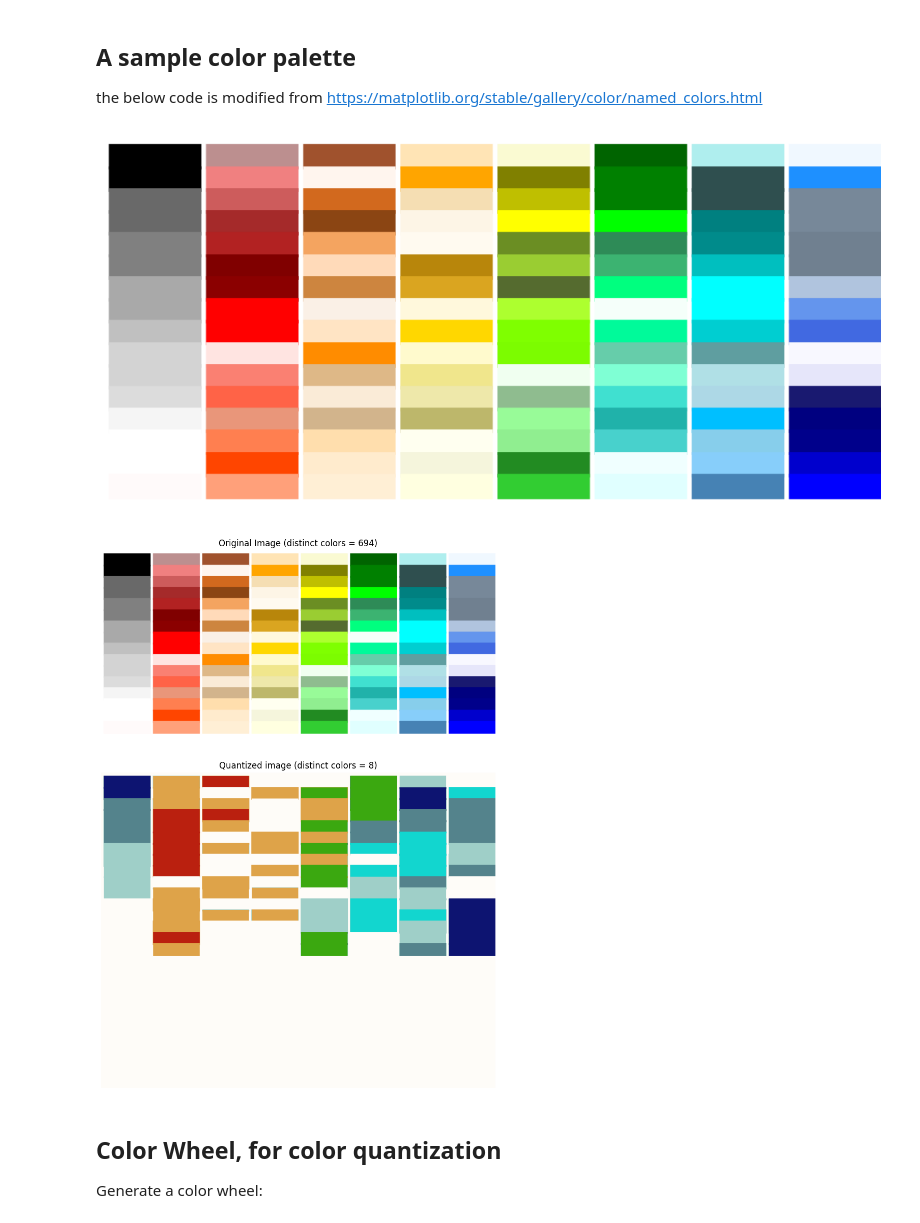
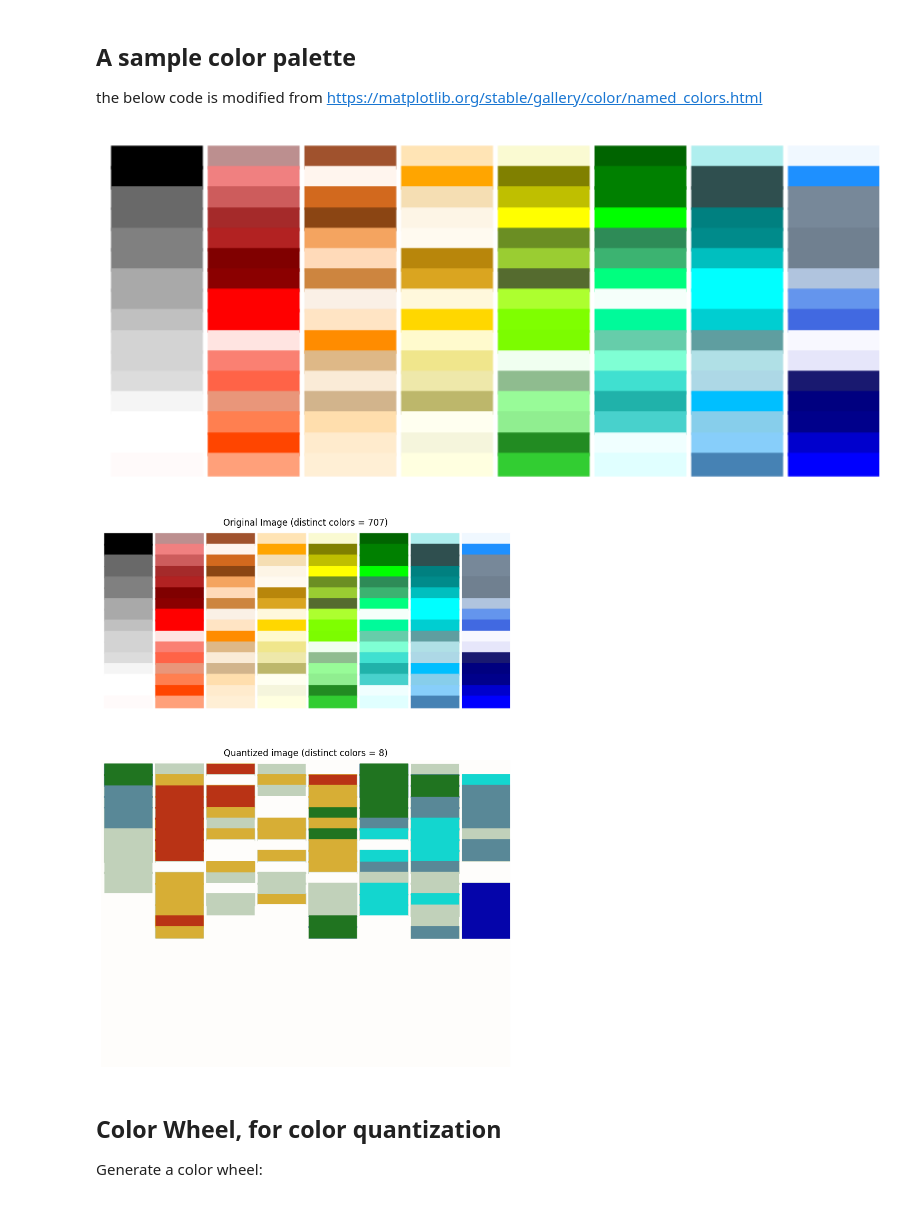
Before and after one commit to jchen8000/MLDLwithPython, a Jupyter notebook: 4_04_KMeans_Clustering/Color_Quantization.ipynb, the cells around one changed output. Drawn from its saved outputs; the diff is of its cells as text; code cells hidden in the pictures.

```diff
--- a/4_04_KMeans_Clustering/Color_Quantization.ipynb
+++ b/4_04_KMeans_Clustering/Color_Quantization.ipynb
@@ -109,64 +130,64 @@ def color_quantization(image: np.ndarray, clusters: int) -> np.ndarray:
 the below code is modified from
 https://matplotlib.org/stable/gallery/color/named_colors.html
 # %%
-# Build the color dict
+NCOLS = 8
+NROWS = 16
+FIGSIZE = (8, 6)
+
+# --- Get and sort colors by HSV (as tuples for safe sorting) ---
 colors = dict(mcolors.BASE_COLORS, **mcolors.CSS4_COLORS)
+sorted_names = sorted(
+    colors.keys(),
+    key=lambda name: tuple(mcolors.rgb_to_hsv(mcolors.to_rgba(colors[name])[:3]))
+)
 
-# Sort colors by HSV for a nice ordering
-by_hsv = sorted(
-    (tuple(mcolors.rgb_to_hsv(mcolors.to_rgba(color)[:3])), name)
-    for name, color in colors.items()
-)
-sorted_names = [name for hsv, name in by_hsv]
-
-n = len(sorted_names)
-ncols = 8
-nrows = 16  # adjust as you like
-
-fig, ax = plt.subplots(figsize=(10, 8))
-
-# Pixel dimensions (X=width, Y=height in pixels)
-X, Y = fig.get_dpi() * fig.get_size_inches()
-h = Y / (nrows + 1)
-w = X / ncols
+# --- Create plot ---
+fig, ax = plt.subplots(figsize=FIGSIZE)
+X, Y = fig.get_size_inches() * fig.dpi  # pixel dimensions
+h = Y / (NROWS + 1)
+w = X / NCOLS
 
 for i, name in enumerate(sorted_names):
-    row = i % nrows
-    col = i // nrows
-    y = Y - (row * h) - h
+    row = i % NROWS
+    col = i // NROWS
+    y = Y - row * h - h
 
-    xi_line = w * (col + 0.05)
-    xf_line = w * (col + 1.0)
+    xi = w * (col + 0.05)
+    xf = w * (col + 1.0)
 
-    ax.hlines(y + h * 0.1, xi_line, xf_line,
-              color=colors[name], linewidth=(h * 0.5))
+    ax.hlines(
+        y + h * 0.1,
+        xi, xf,
+        color=colors[name],
+        linewidth=h * 0.5
+    )
 
-# Axes cosmetics
+# --- Clean up axes ---
 ax.set_xlim(0, X)
 ax.set_ylim(0, Y)
-ax.set_axis_off()
+ax.axis('off')
 ax.margins(0)
-
 fig.subplots_adjust(left=0, right=1, top=1, bottom=0.4, hspace=0, wspace=0)
 
 plt.show()
+
+# --- Export as image ---
 fig.canvas.draw()
 
-# Prefer RGBA (always available in Agg); fall back to RGB if needed
+# Try RGBA first (modern backends), fall back to RGB
 try:
     buf = fig.canvas.buffer_rgba()
-    color_palette = np.frombuffer(buf, dtype=np.uint8)
-    color_palette = color_palette.reshape((int(Y), int(X), 4))  # RGBA
+    color_palette = np.asarray(buf)  # shape: (height, width, 4)
+    mode = 'RGBA'
 except Exception:
-    # Older backends: try tostring_rgb()
     rgb = fig.canvas.tostring_rgb()
-    color_palette = np.frombuffer(rgb, dtype=np.uint8)
-    color_palette = color_palette.reshape((int(Y), int(X), 3))  # RGB
+    width, height = fig.canvas.get_width_height()
+    color_palette = np.frombuffer(rgb, dtype=np.uint8).reshape((height, width, 3))
+    mode = 'RGB'
 
-# from PIL import Image
-# Image.fromarray(color_palette, 'RGBA').save('color_palette.png')
+Image.fromarray(color_palette).save('color_palette.png')
 # %% [output]
-[figure, old version]
+[figure, new version]
 # %%
 # color_palette = cv2.imread('color_palette.png')
 dist_color = get_distinct_colours(color_palette)
@@ -188,7 +209,7 @@ plt.subplots_adjust(hspace=-0.45)
 plt.savefig("color_palette_Quantized.png", format="png", transparent=True, bbox_inches='tight')
 plt.show()
 # %% [output]
-[figure, old version]
+[figure, new version]
 # %% [markdown]
 ## Color Wheel, for color quantization
 
```
Also changed, not shown: parts of 4 cells of this notebook.
